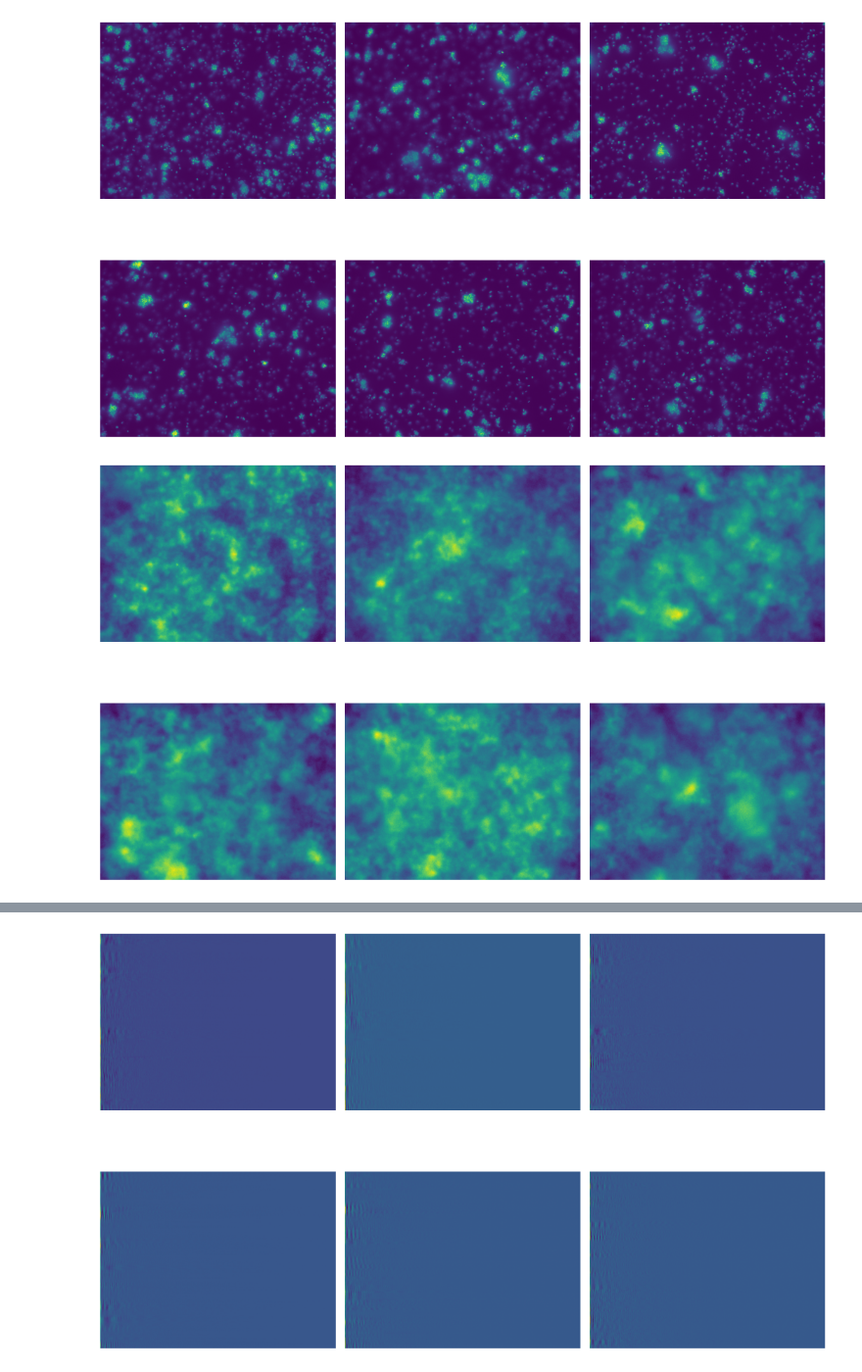
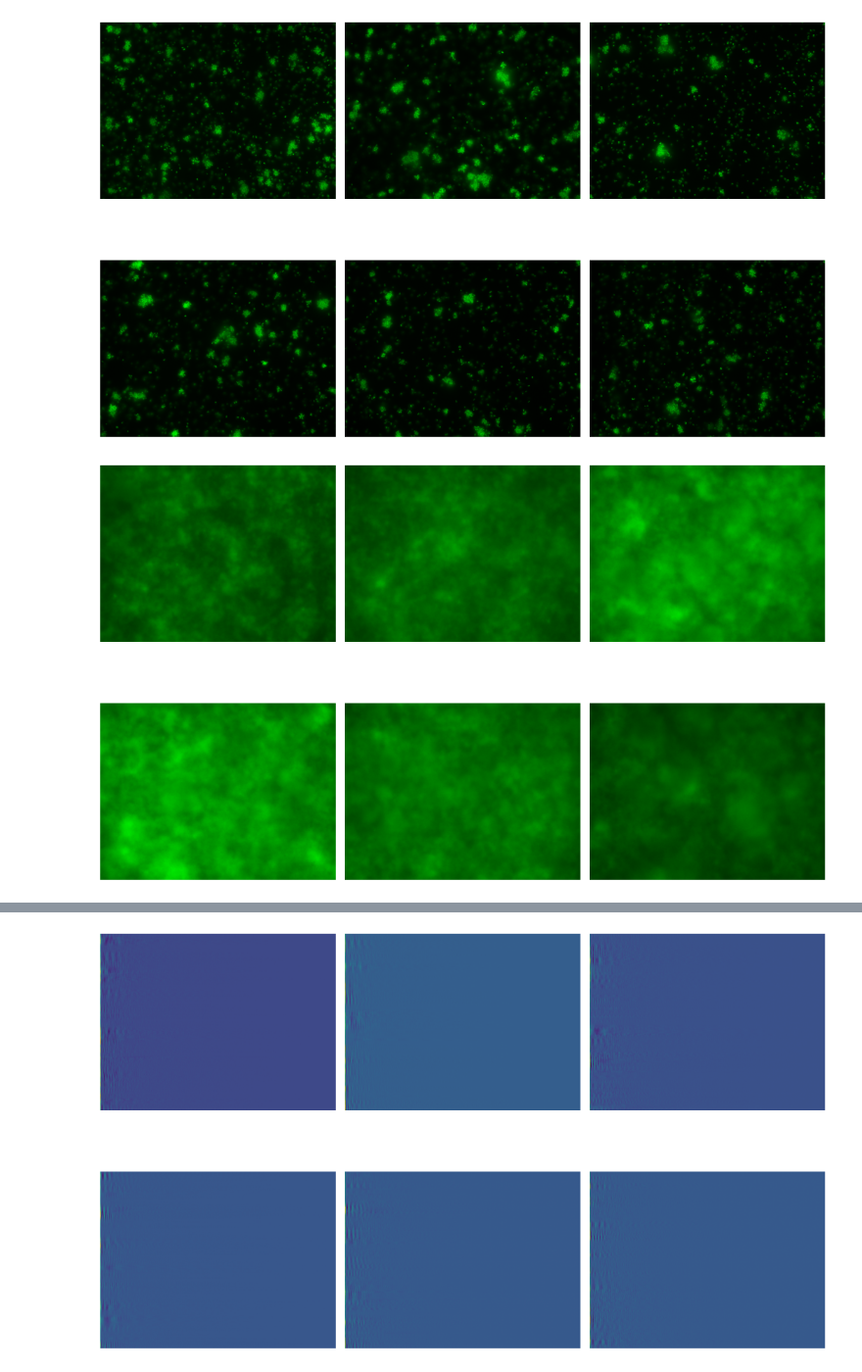
Before and after one commit to brianmorissette/biofilm-image-analysis, a Jupyter notebook: Fourier_and_Wavelet_transforming.ipynb, the cells around one changed output, grey strips where cells are left out. Shown at 98% size. Saved outputs shown, nothing was run; the diff lists cells and outputs as text; code cells hidden in the pictures.

```diff
--- a/Fourier_and_Wavelet_transforming.ipynb
+++ b/Fourier_and_Wavelet_transforming.ipynb
@@ -1,45 +4,36 @@
 # %%
 import sys
 from pathlib import Path
 sys.path.insert(0, str(Path('vendor').resolve()))
 import pandas as pd
 import numpy as np
 import cv2
 import os
 import matplotlib.pyplot as plt
 import scipy.fftpack
 import glob
 import importlib
 import utils
 from utils import load_images, display_image, grayscale, normalize, display_grid_of_images, fft_dct
 importlib.reload(utils)
 #for Random Forest
 from sklearn.model_selection import train_test_split
 from sklearn.ensemble import RandomForestRegressor
 from sklearn.metrics import mean_absolute_error, r2_score
 
 # Load and display release cell images
 release_imgs = []
+release_pre_imgs = load_images('biofilm_data/release_cells/Untreated')
+display_grid_of_images(release_pre_imgs)
+for i in range(len(release_pre_imgs)):
+    z = grayscale(release_pre_imgs[i])
+    z = normalize(z)
+    release_imgs.append(z)
 
-imgs = load_images('biofilm_data/release_cells/Untreated')
-for i in range(len(imgs)):
-    img = imgs[i]
-    release_imgs.append(img)
-for i in range(len(release_imgs)):
-    release_imgs[i] = grayscale(release_imgs[i])
-
-display_grid_of_images(release_imgs)
 
 # Load and display biofilm images
-biofilm_imgs = []
-
-y_imgs = load_images('biofilm_data/biofilm/Untreated')
-for i in range(len(y_imgs)):
-    img = y_imgs[i]
-    biofilm_imgs.append(img)
-for i in range(len(biofilm_imgs)):
-    biofilm_imgs[i] = grayscale(biofilm_imgs[i])
+biofilm_imgs = load_images('biofilm_data/biofilm/Untreated')
 display_grid_of_images(biofilm_imgs)
 # %% [output]
-[figure, old version]
+[figure, new version]
-[figure, old version]
+[figure, new version]
```
Also changed, not shown: parts of 14 cells of this notebook, 1 other file.
